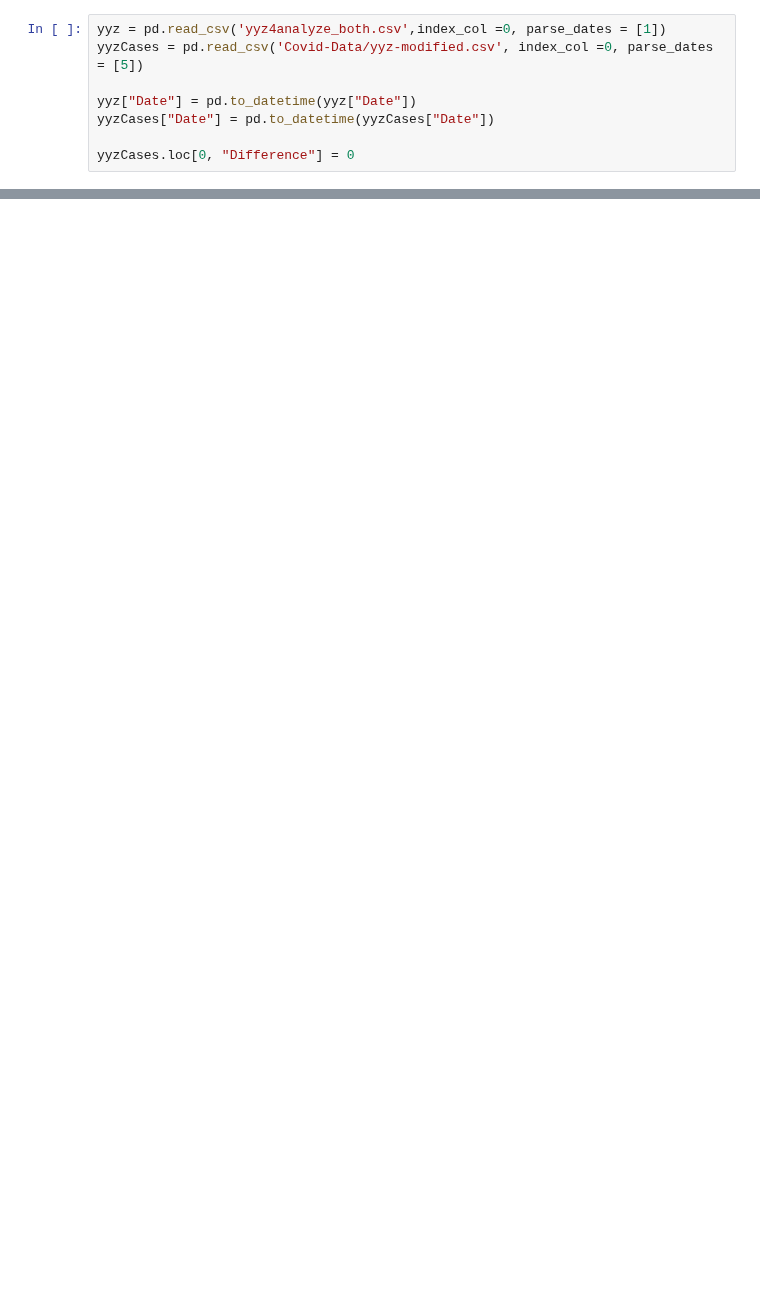
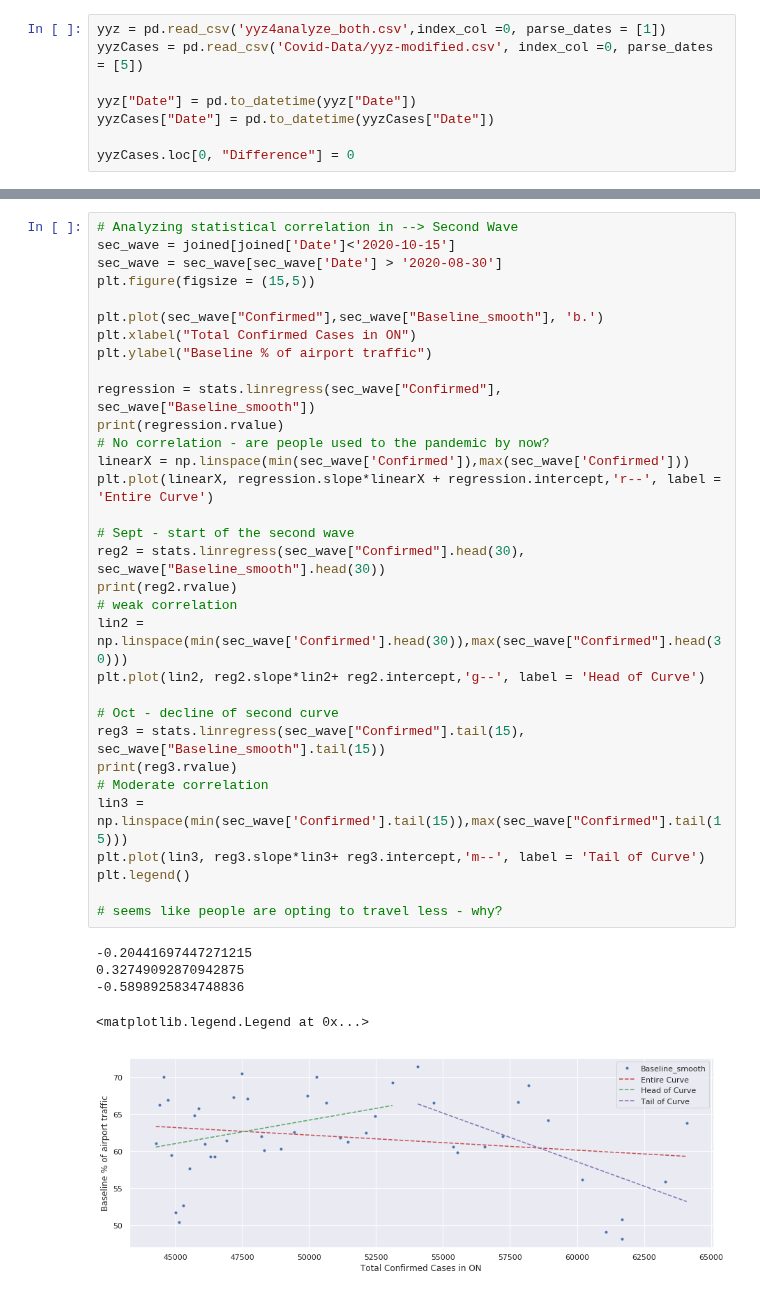
Before and after one commit to clement-ip/covid-airport-travel, a Jupyter notebook: analyzeYYZ.ipynb, the cells around one changed output, grey strips where cells are left out. Saved outputs shown, nothing was run; the diff lists cells and outputs as text; blank space fills up the shorter version.

```diff
--- a/analyzeYYZ.ipynb
+++ b/analyzeYYZ.ipynb
@@ -103,0 +170,38 @@ plt.plot(linearX, reg.slope*linearX + reg.intercept,'r-')
+# %%
+# Analyzing statistical correlation in --> Second Wave
+sec_wave = joined[joined['Date']<'2020-10-15']
+sec_wave = sec_wave[sec_wave['Date'] > '2020-08-30']
+plt.figure(figsize = (15,5))
+
+plt.plot(sec_wave["Confirmed"],sec_wave["Baseline_smooth"], 'b.')
+plt.xlabel("Total Confirmed Cases in ON")
+plt.ylabel("Baseline % of airport traffic")
+
+regression = stats.linregress(sec_wave["Confirmed"], sec_wave["Baseline_smooth"])
+print(regression.rvalue)
+# No correlation - are people used to the pandemic by now?
+linearX = np.linspace(min(sec_wave['Confirmed']),max(sec_wave['Confirmed']))
+plt.plot(linearX, regression.slope*linearX + regression.intercept,'r--', label = 'Entire Curve')
+
+# Sept - start of the second wave
+reg2 = stats.linregress(sec_wave["Confirmed"].head(30), sec_wave["Baseline_smooth"].head(30))
+print(reg2.rvalue)
+# weak correlation
+lin2 = np.linspace(min(sec_wave['Confirmed'].head(30)),max(sec_wave["Confirmed"].head(30)))
+plt.plot(lin2, reg2.slope*lin2+ reg2.intercept,'g--', label = 'Head of Curve')
+
+# Oct - decline of second curve
+reg3 = stats.linregress(sec_wave["Confirmed"].tail(15), sec_wave["Baseline_smooth"].tail(15))
+print(reg3.rvalue)
+# Moderate correlation
+lin3 = np.linspace(min(sec_wave['Confirmed'].tail(15)),max(sec_wave["Confirmed"].tail(15)))
+plt.plot(lin3, reg3.slope*lin3+ reg3.intercept,'m--', label = 'Tail of Curve')
+plt.legend()
+
+# seems like people are opting to travel less - why?
+# %% [output]
+-0.20441697447271215
+0.32749092870942875
+-0.5898925834748836
+<matplotlib.legend.Legend at 0x...>
+[figure, added]
```
Also changed, not shown: parts of 10 cells of this notebook, 1 other file.
